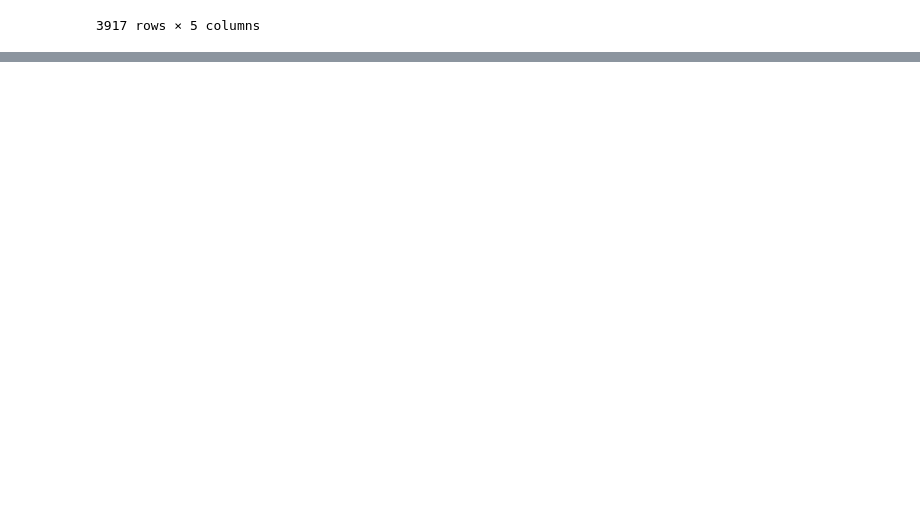
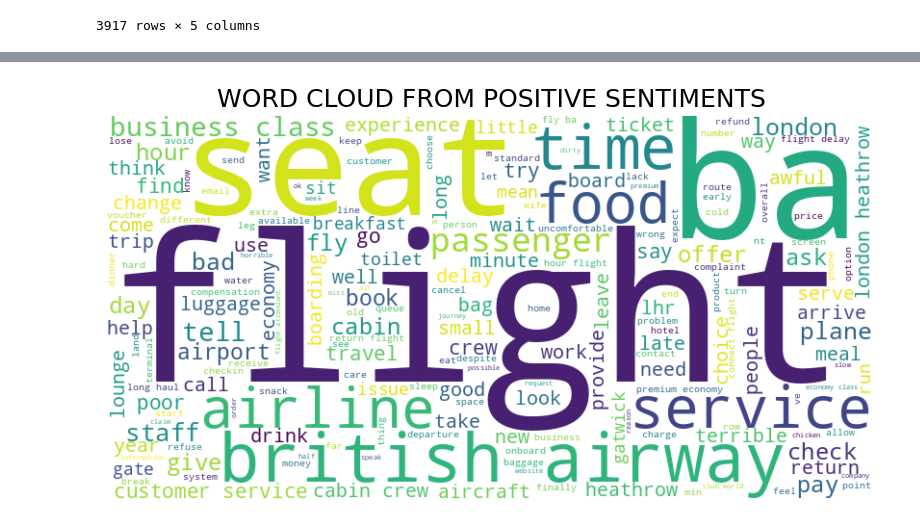
Before and after one commit to NathanaelMutua/British-Airways-Data-Science-Challenge, a Jupyter notebook: British Airways Analysis.ipynb, the cells around one changed output, grey strips where cells are left out. Drawn from its saved outputs; the diff is of its cells as text; code cells hidden in the pictures; blank space fills up the shorter version.

```diff
--- a/British Airways Analysis.ipynb
+++ b/British Airways Analysis.ipynb
@@ -504,0 +553,15 @@ data.head()
+# %%
+# We first filter negative sentiment reviews and join into a single string
+negative_text = " ".join(data[data["Sentiment"] == "Negative"]["Lemmatized_Reviews"])
+
+# Then we can get the word cloud
+negativeWordcloud = WordCloud(width=800, height=400, background_color="white", colormap="viridis").generate(negative_text)
+
+# Then display the word cloud
+plt.figure(figsize=(10, 5))
+plt.imshow(negativeWordcloud, interpolation="bilinear")
+plt.axis("off")
+plt.title("WORD CLOUD FROM POSITIVE SENTIMENTS", fontsize=18)
+plt.show()
+# %% [output]
+[figure, added]
```
Also changed, not shown: parts of 32 cells of this notebook.
